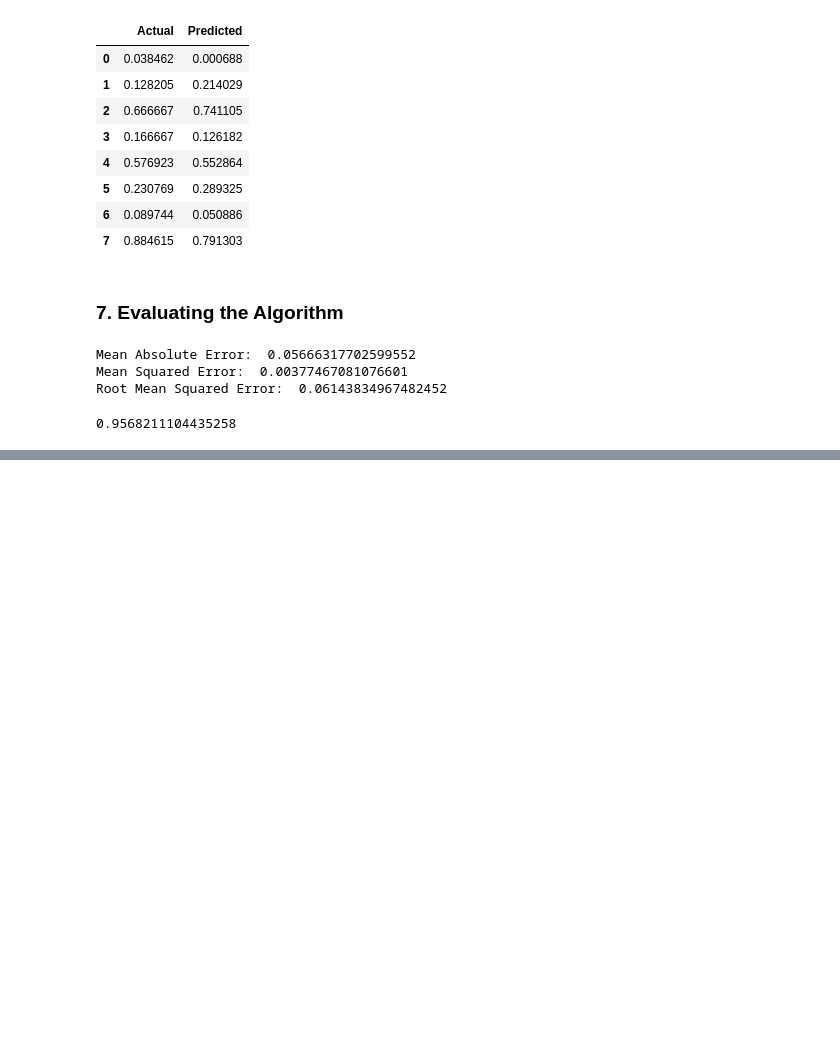
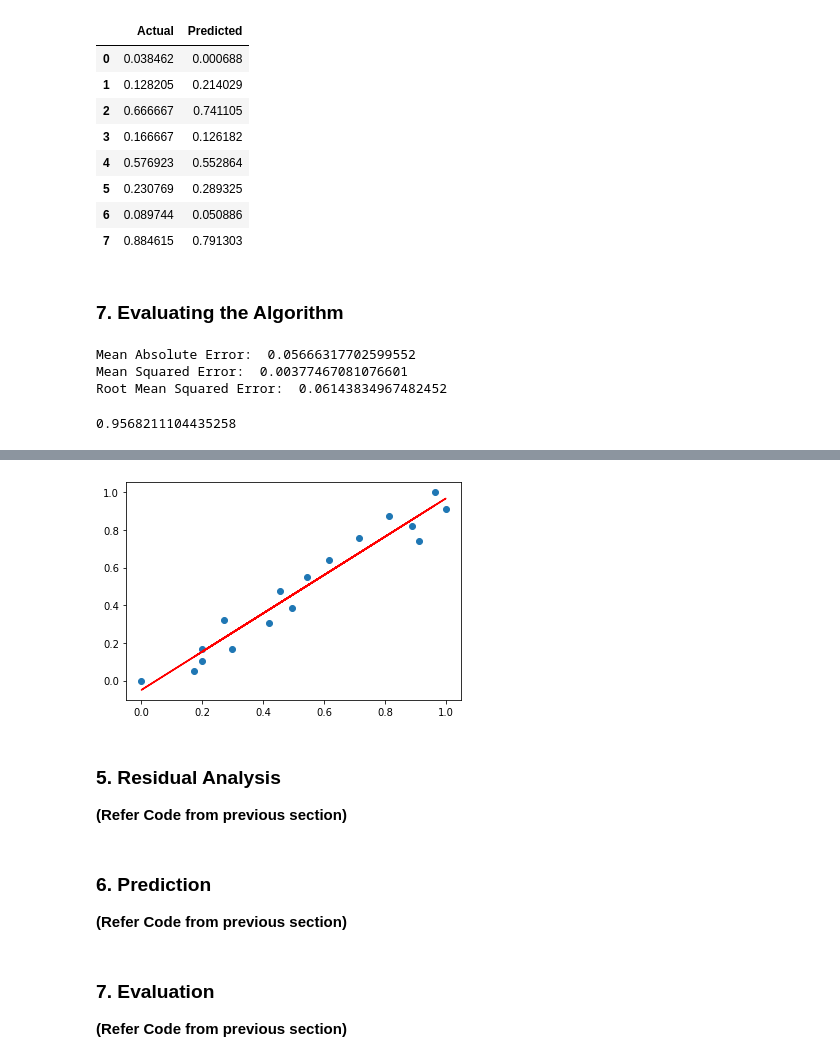
Before and after one commit to bansalkanav/Ultimate-Data-Science-Toolkit---From-Python-Basics-to-GenerativeAI, a Jupyter notebook: 10. Linear Regression/simple_linear_reg.ipynb, the cells around one changed output, grey strips where cells are left out. Drawn from its saved outputs; the diff is of its cells as text; code cells hidden in the pictures; blank space fills up the shorter version.

```diff
--- a/10. Linear Regression/simple_linear_reg.ipynb
+++ b/10. Linear Regression/simple_linear_reg.ipynb
@@ -339,0 +460,10 @@ print(metrics.r2_score(y_test, y_test_pred))
+# %%
+# Train test split
+
+from sklearn.model_selection import train_test_split
+
+df_train, df_test = train_test_split(df, train_size=0.7, \
+                                                    random_state=0)
+
+print(df_train.shape)
+print(df_test.shape)
@@ -339,0 +473,12 @@ print(metrics.r2_score(y_test, y_test_pred))
+# %%
+# Normalize the data
+
+from sklearn.preprocessing import MinMaxScaler
+
+rescale = MinMaxScaler()
+
+num_features = ['Hours', 'Scores']
+
+norm_train_data = rescale.fit_transform(df_train.loc[:,num_features])
+
+print(norm_train_data.shape, type(norm_train_data))
@@ -339,0 +487,4 @@ print(metrics.r2_score(y_test, y_test_pred))
+# %%
+df_train = pd.DataFrame(norm_train_data, columns = num_features)
+
+df_train.head()
@@ -339,0 +498,3 @@ print(metrics.r2_score(y_test, y_test_pred))
+# %%
+y_train = df_train.pop('Scores')
+X_train = df_train
@@ -339,0 +556,11 @@ print(metrics.r2_score(y_test, y_test_pred))
+# %%
+plt.scatter(X_train, y_train)
+
+plt.plot(X_train, -0.0495 + 1.0165 * X_train, 'r')
+
+plt.show()
+# %% [output]
+[figure, added]
+# %% [markdown]
+### 5. Residual Analysis
+**(Refer Code from previous section)**
@@ -339,0 +569,3 @@ print(metrics.r2_score(y_test, y_test_pred))
+# %% [markdown]
+### 6. Prediction
+**(Refer Code from previous section)**
@@ -339,0 +574,3 @@ print(metrics.r2_score(y_test, y_test_pred))
+# %% [markdown]
+### 7. Evaluation
+**(Refer Code from previous section)**
```
Also changed, not shown: parts of 44 cells of this notebook.
